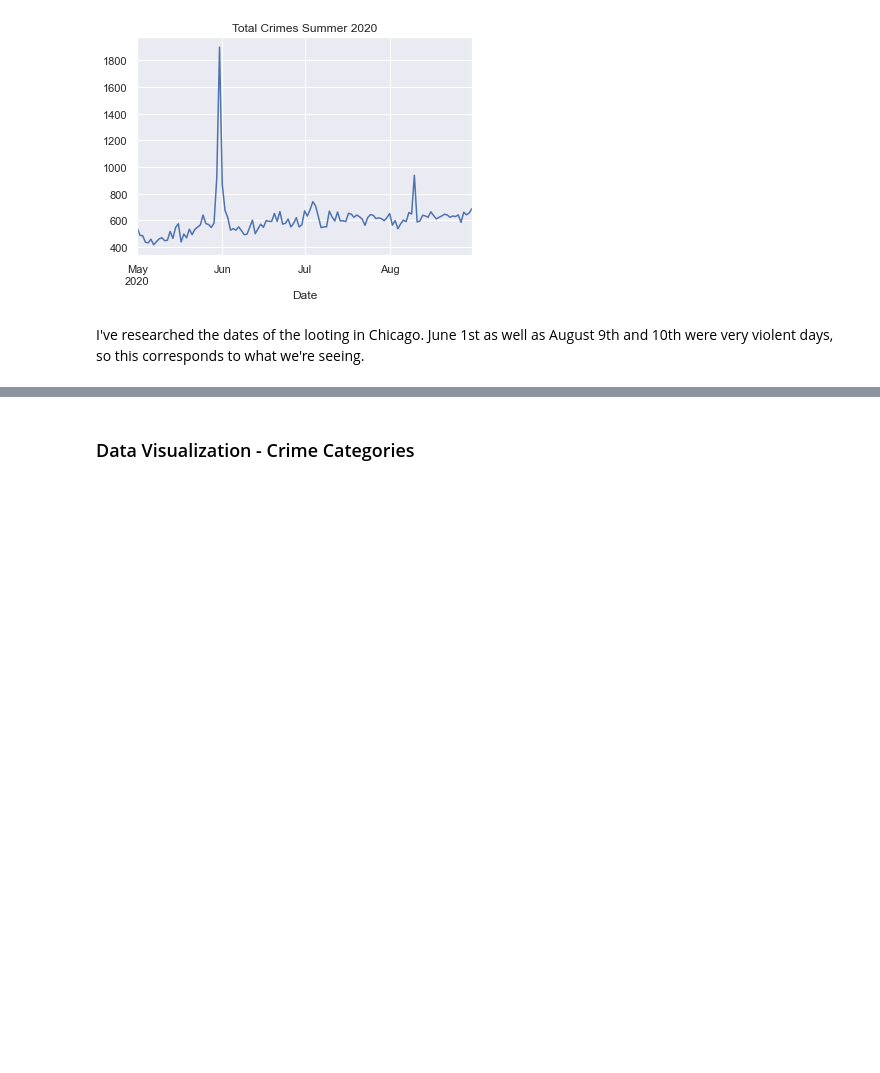
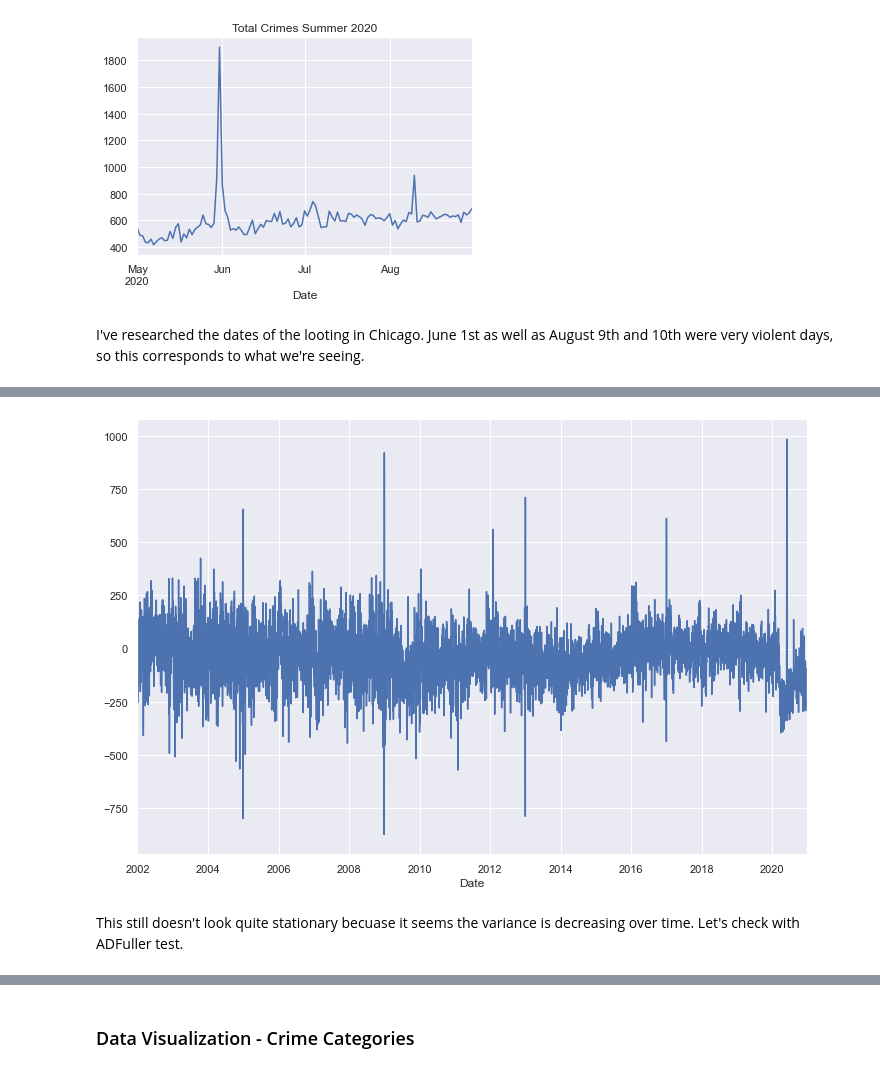
Before and after one commit to ruthcaswellsmith/Capstone---City-of-Chicago-Crime-Time-Series-Analysis, a Jupyter notebook: notebooks/Capstone - City of Chicago Crime - Exploratory Data Analysis.ipynb, the cells around one changed output, grey strips where cells are left out. Cells and saved outputs as stored; diff of their text form; code cells hidden in the pictures; blank space fills up the shorter version.

```diff
--- a/notebooks/Capstone - City of Chicago Crime - Exploratory Data Analysis.ipynb
+++ b/notebooks/Capstone - City of Chicago Crime - Exploratory Data Analysis.ipynb
@@ -82,0 +118,6 @@ I've researched the dates of the looting in Chicago.  June 1st as well as August
+# %%
+diff_total_crimes.plot(figsize=(12,8));
+# %% [output]
+[figure, added]
+# %% [markdown]
+This still doesn't look quite stationary becuase it seems the variance is decreasing over time.  Let's check with ADFuller test.
```
Also changed, not shown: parts of 19 cells of this notebook.
